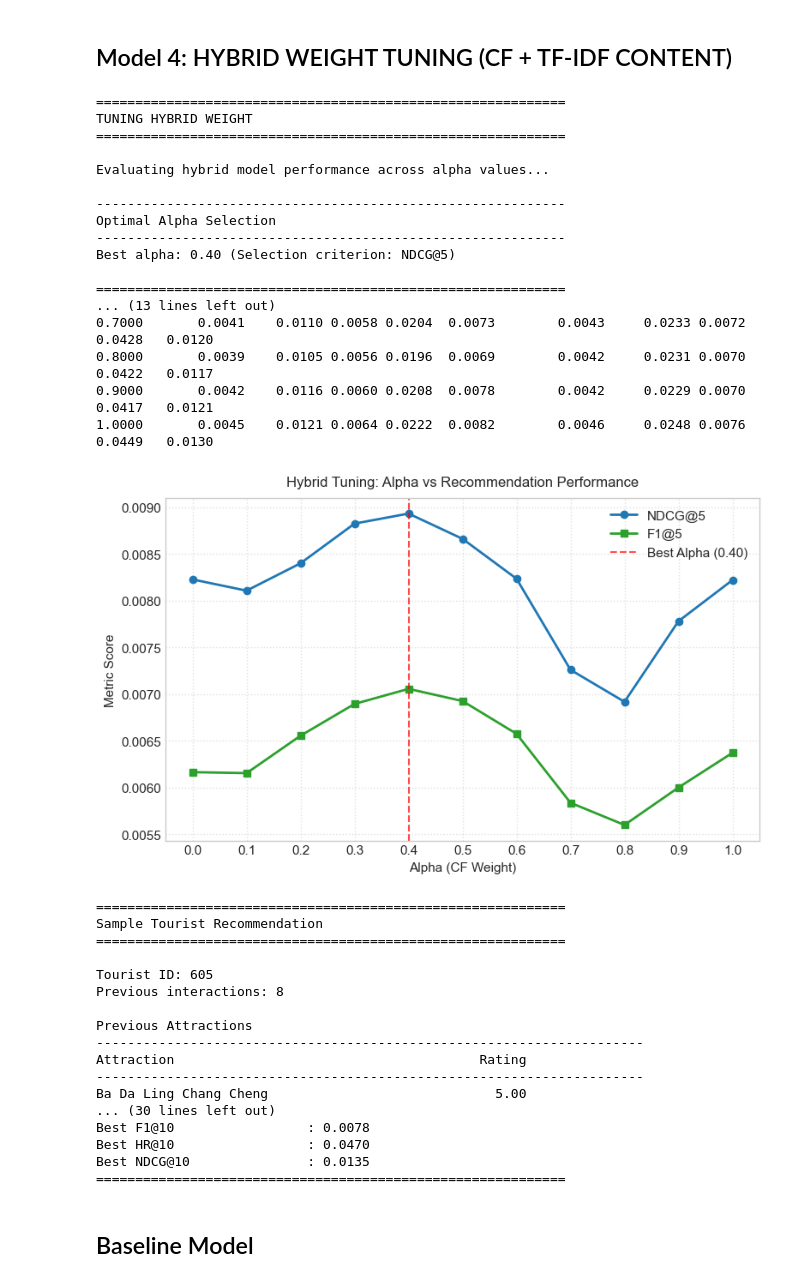
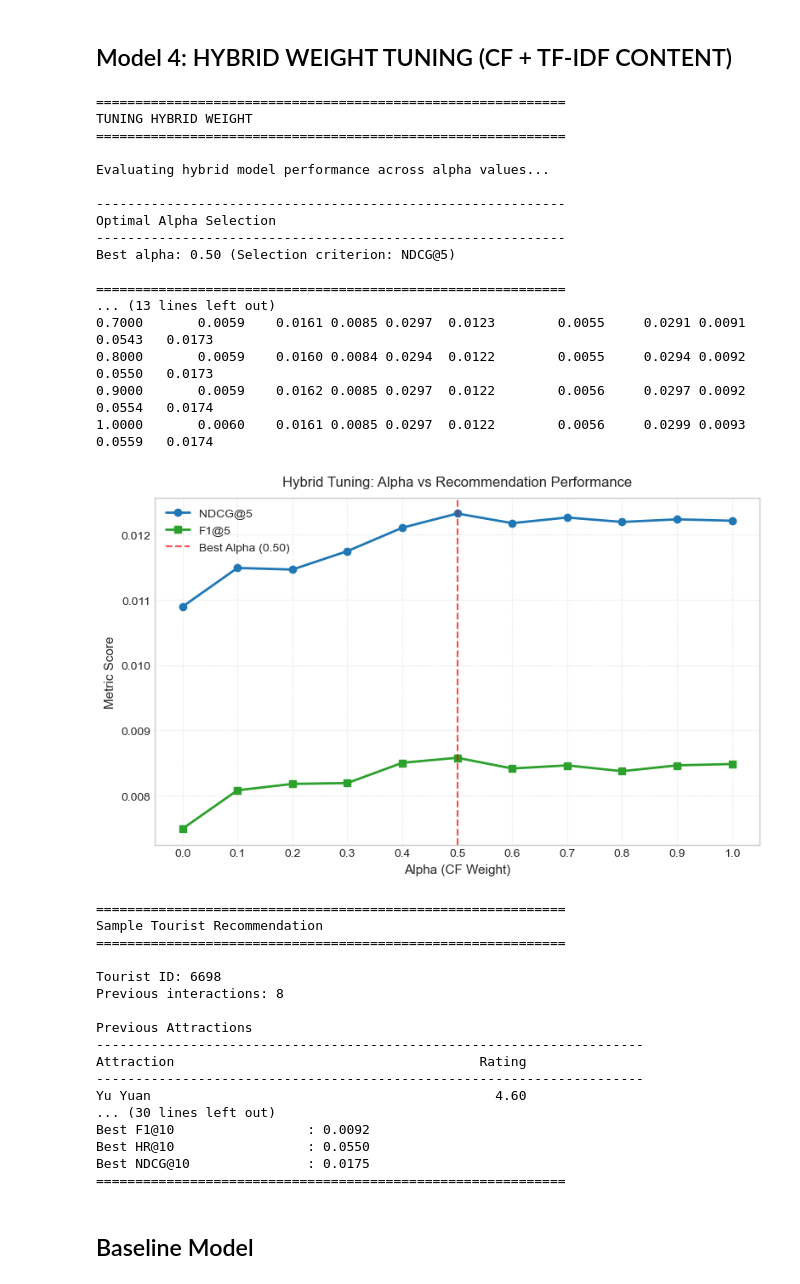
Before and after one commit to zjunhui179-art/TravelAI, a Jupyter notebook: Tourism Recommender System.ipynb, the cells around one changed output. Drawn from its saved outputs; the diff is of its cells as text; code cells hidden in the pictures.

```diff
--- a/Tourism Recommender System.ipynb
+++ b/Tourism Recommender System.ipynb
@@ -1309,7 +1308,16 @@ user_means = np.divide(
     where=user_counts > 0,
 )
 
-pred_content_matrix = user_means[:, None] + (
+# Calculate item popularity/quality strictly from training data
+item_means = train_df.groupby('item_idx')['rating'].mean()
+global_train_mean = train_df['rating'].mean()
+
+# Create a quality bias array (default to global mean if item has no training ratings)
+item_bias = np.array([item_means.get(i, global_train_mean) for i in range(n_items)])
+item_bias_centered = item_bias - global_train_mean
+
+# Inject the item quality bias into the content prediction
+pred_content_matrix = user_means[:, None] + item_bias_centered + (
     content_sim_matrix - content_sim_matrix.mean(axis=1, keepdims=True)
 ) * 1.5
 
@@ -2153,7 +2185,7 @@ cf_norm = minmax_normalize(
 
 # Normalize content similarity
 content_norm = minmax_normalize(
-    content_sim_matrix
+    pred_content_matrix
 )
 
 # Normalize the neural network scores
@@ -2359,19 +2391,42 @@ print("\n" + "=" * 60)
 print("TUNING HYBRID WEIGHT")
 print("=" * 60)
 
-#Grid Search over Alpha Values
+# ============================================================
+# 1. STANDARDIZE MATRICES & INJECT POPULARITY ANCHOR
+# ============================================================
 print("\nEvaluating hybrid model performance across alpha values...")
+
+# Standardize CF and Content matrices to a strict 0-1 scale
+cf_min, cf_max = cf_norm.min(), cf_norm.max()
+cf_scaled = (cf_norm - cf_min) / (cf_max - cf_min + 1e-9)
+
+content_min, content_max = content_norm.min(), content_norm.max()
+content_scaled = (content_norm - content_min) / (content_max - content_min + 1e-9)
+
+# Build a 0-1 scaled global popularity matrix
+item_interactions = train_df.groupby("item_idx").size()
+pop_vector = np.array([item_interactions.get(i, 0) for i in range(n_items)])
+pop_scaled = (pop_vector - pop_vector.min()) / (pop_vector.max() - pop_vector.min() + 1e-9)
+pop_matrix = np.tile(pop_scaled, (n_users, 1))
+
+# ============================================================
+# 2. 3-WAY HYBRID TUNING LOOP
+# ============================================================
+POP_WEIGHT = 0.15          # Reserve 15% for baseline popularity safety net
+REMAIN_WEIGHT = 1.0 - POP_WEIGHT
 
 alpha_results = []
 
 for alpha in ALPHA_VALUES:
+    # Split the remaining 85% weight between CF and Content based on alpha
+    cf_weight = alpha * REMAIN_WEIGHT
+    content_weight = (1.0 - alpha) * REMAIN_WEIGHT
 
-    # Hybrid score
-    # alpha = CF weight
-    # 1-alpha = Content weight
+    # Combined 3-way hybrid score matrix
     hybrid_scores = (
-        alpha * cf_norm
-        + (1 - alpha) * content_norm
+        (cf_weight * cf_scaled) +
+        (content_weight * content_scaled) +
+        (POP_WEIGHT * pop_matrix)
     )
 
     metrics = evaluate_ranking(
@@ -2568,55 +2623,55 @@ recommendation_results_df = pd.DataFrame(recommendation_results)
 # Final Hybrid Tuning Summary
 print("\n" + "=" * 60)
 print("HYBRID ALPHA TUNING FINAL SUMMARY")
 print("=" * 60)
 print(f"Best Alpha (CF Weight)    : {best_alpha:.2f}")
 print(f"Content Weight (1 - Alpha): {1.0 - best_alpha:.2f}")
 print(f"Best Precision@5           : {best_row['Precision@5']:.4f}")
 print(f"Best Recall@5              : {best_row['Recall@5']:.4f}")
 print(f"Best F1@5                  : {best_row['F1@5']:.4f}")
 print(f"Best HR@5                  : {best_row['HR@5']:.4f}")
 print(f"Best NDCG@5                : {best_row['NDCG@5']:.4f}")
 print(f"Best Precision@10          : {best_row['Precision@10']:.4f}")
 print(f"Best Recall@10             : {best_row['Recall@10']:.4f}")
 print(f"Best F1@10                 : {best_row['F1@10']:.4f}")
 print(f"Best HR@10                 : {best_row['HR@10']:.4f}")
 print(f"Best NDCG@10               : {best_row['NDCG@10']:.4f}")
 print("=" * 60)
 # %% [output]
 ============================================================
 TUNING HYBRID WEIGHT
 ============================================================
 
 Evaluating hybrid model performance across alpha values...
 
 ------------------------------------------------------------
 Optimal Alpha Selection
 ------------------------------------------------------------
-Best alpha: 0.40 (Selection criterion: NDCG@5)
+Best alpha: 0.50 (Selection criterion: NDCG@5)
 
 ============================================================
 ... (13 lines left out)
-0.7000       0.0041    0.0110 0.0058 0.0204  0.0073        0.0043     0.0233 0.0072 0.0428   0.0120
-0.8000       0.0039    0.0105 0.0056 0.0196  0.0069        0.0042     0.0231 0.0070 0.0422   0.0117
-0.9000       0.0042    0.0116 0.0060 0.0208  0.0078        0.0042     0.0229 0.0070 0.0417   0.0121
-1.0000       0.0045    0.0121 0.0064 0.0222  0.0082        0.0046     0.0248 0.0076 0.0449   0.0130
+0.7000       0.0059    0.0161 0.0085 0.0297  0.0123        0.0055     0.0291 0.0091 0.0543   0.0173
+0.8000       0.0059    0.0160 0.0084 0.0294  0.0122        0.0055     0.0294 0.0092 0.0550   0.0173
+0.9000       0.0059    0.0162 0.0085 0.0297  0.0122        0.0056     0.0297 0.0092 0.0554   0.0174
+1.0000       0.0060    0.0161 0.0085 0.0297  0.0122        0.0056     0.0299 0.0093 0.0559   0.0174
-[figure, old version]
+[figure, new version]
 ============================================================
 Sample Tourist Recommendation
 ============================================================
 
-Tourist ID: 605
+Tourist ID: 6698
 Previous interactions: 8
 
 Previous Attractions
 ----------------------------------------------------------------------
 Attraction                                       Rating
 ----------------------------------------------------------------------
-Ba Da Ling Chang Cheng                             5.00
+Yu Yuan                                            4.60
 ... (30 lines left out)
-Best F1@10                 : 0.0078
-Best HR@10                 : 0.0470
-Best NDCG@10               : 0.0135
+Best F1@10                 : 0.0092
+Best HR@10                 : 0.0550
+Best NDCG@10               : 0.0175
 ============================================================
 # %% [markdown]
 ## Baseline Model
```
Also changed, not shown: parts of 31 cells of this notebook, 1 other file.
